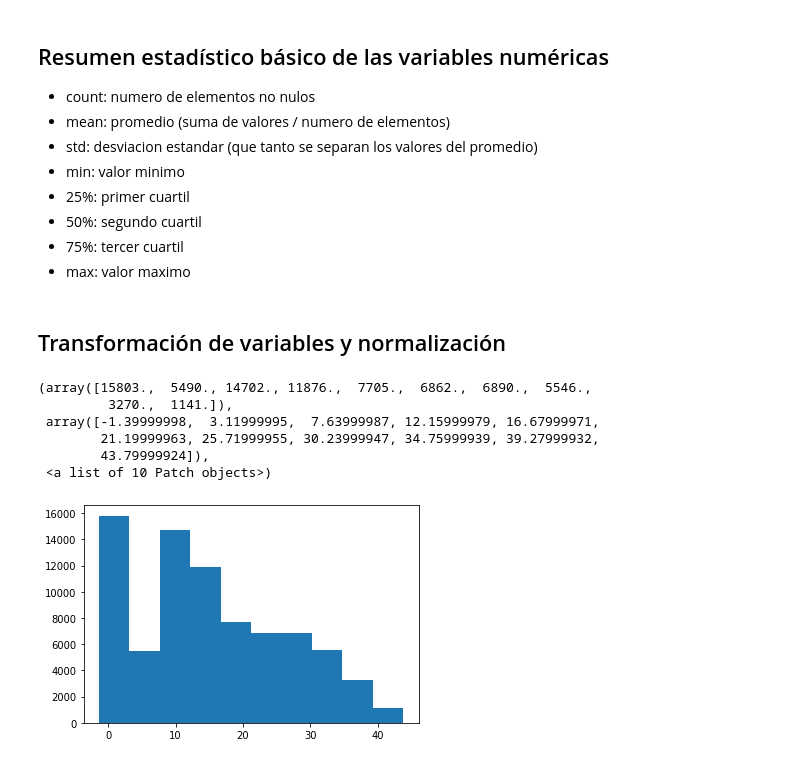
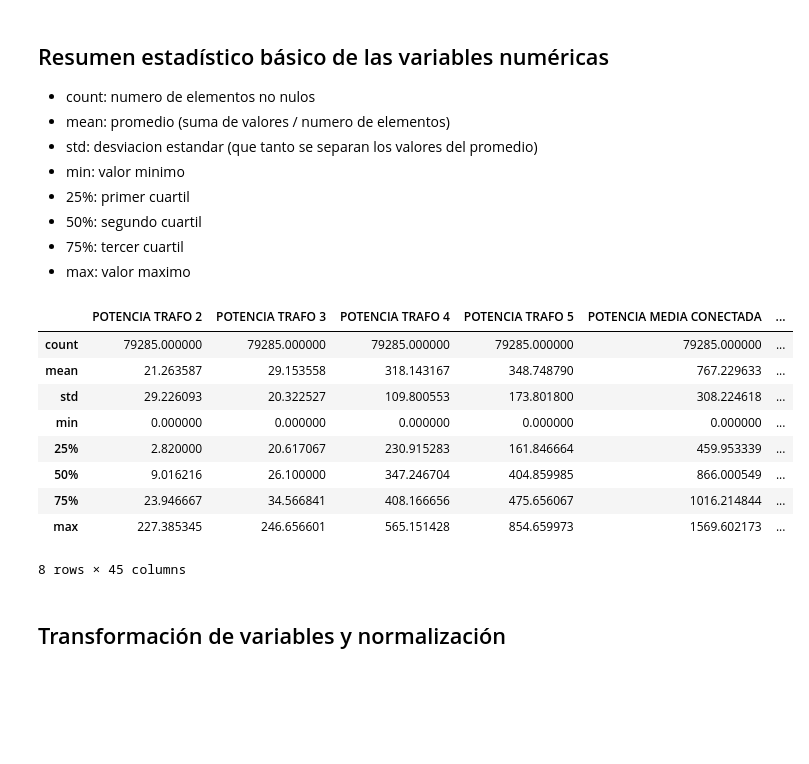
Before and after one commit to douglasag17/ML-SmartBuildings, a Jupyter notebook: PreparacionDeLosDatos/hvac.ipynb, the cells around one changed output. Cells and saved outputs as stored; diff of their text form; code cells hidden in the pictures; blank space fills up the shorter version.

```diff
--- a/PreparacionDeLosDatos/hvac.ipynb
+++ b/PreparacionDeLosDatos/hvac.ipynb
@@ -54,18 +54,19 @@ data2.shape
 - 75%: tercer cuartil
 - max: valor maximo
 # %%
-describeData2 = data2.describe()
-describeData2
-describeData2.to_excel("../Datasets/describeHVAC.xlsx")
+cuartiles = data2.describe()
+cuartiles.to_excel("../Datasets/describeHVAC.xlsx")
+cuartiles
+# %% [output]
+|  | POTENCIA TRAFO 2 | POTENCIA TRAFO 3 | POTENCIA TRAFO 4 | POTENCIA TRAFO 5 | POTENCIA MEDIA CONECTADA | ... |
+| count | 79285.000000 | 79285.000000 | 79285.000000 | 79285.000000 | 79285.000000 | ... |
+| mean | 21.263587 | 29.153558 | 318.143167 | 348.748790 | 767.229633 | ... |
+| std | 29.226093 | 20.322527 | 109.800553 | 173.801800 | 308.224618 | ... |
+| min | 0.000000 | 0.000000 | 0.000000 | 0.000000 | 0.000000 | ... |
+| 25% | 2.820000 | 20.617067 | 230.915283 | 161.846664 | 459.953339 | ... |
+| 50% | 9.016216 | 26.100000 | 347.246704 | 404.859985 | 866.000549 | ... |
+| 75% | 23.946667 | 34.566841 | 408.166656 | 475.656067 | 1016.214844 | ... |
+| max | 227.385345 | 246.656601 | 565.151428 | 854.659973 | 1569.602173 | ... |
+8 rows × 45 columns
 # %% [markdown]
 ## Transformación de variables y normalización
-# %%
-plt.hist(data2["TEMPERATURA EXTERIOR"])
-# %% [output]
-(array([15803.,  5490., 14702., 11876.,  7705.,  6862.,  6890.,  5546.,
-         3270.,  1141.]),
- array([-1.39999998,  3.11999995,  7.63999987, 12.15999979, 16.67999971,
-        21.19999963, 25.71999955, 30.23999947, 34.75999939, 39.27999932,
-        43.79999924]),
- <a list of 10 Patch objects>)
-[figure, removed]
```
Also changed, not shown: parts of 4 cells of this notebook, 1 other file.
